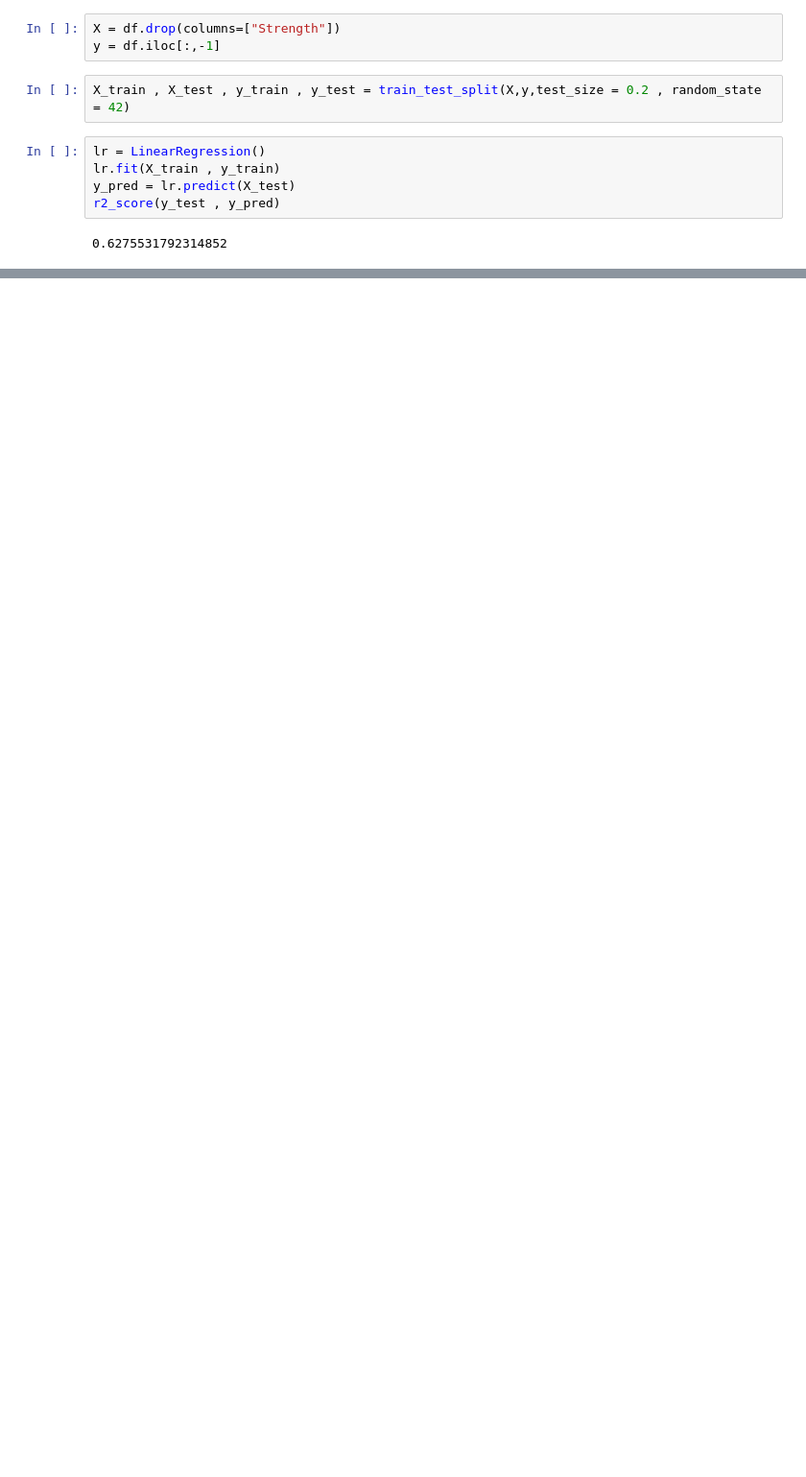
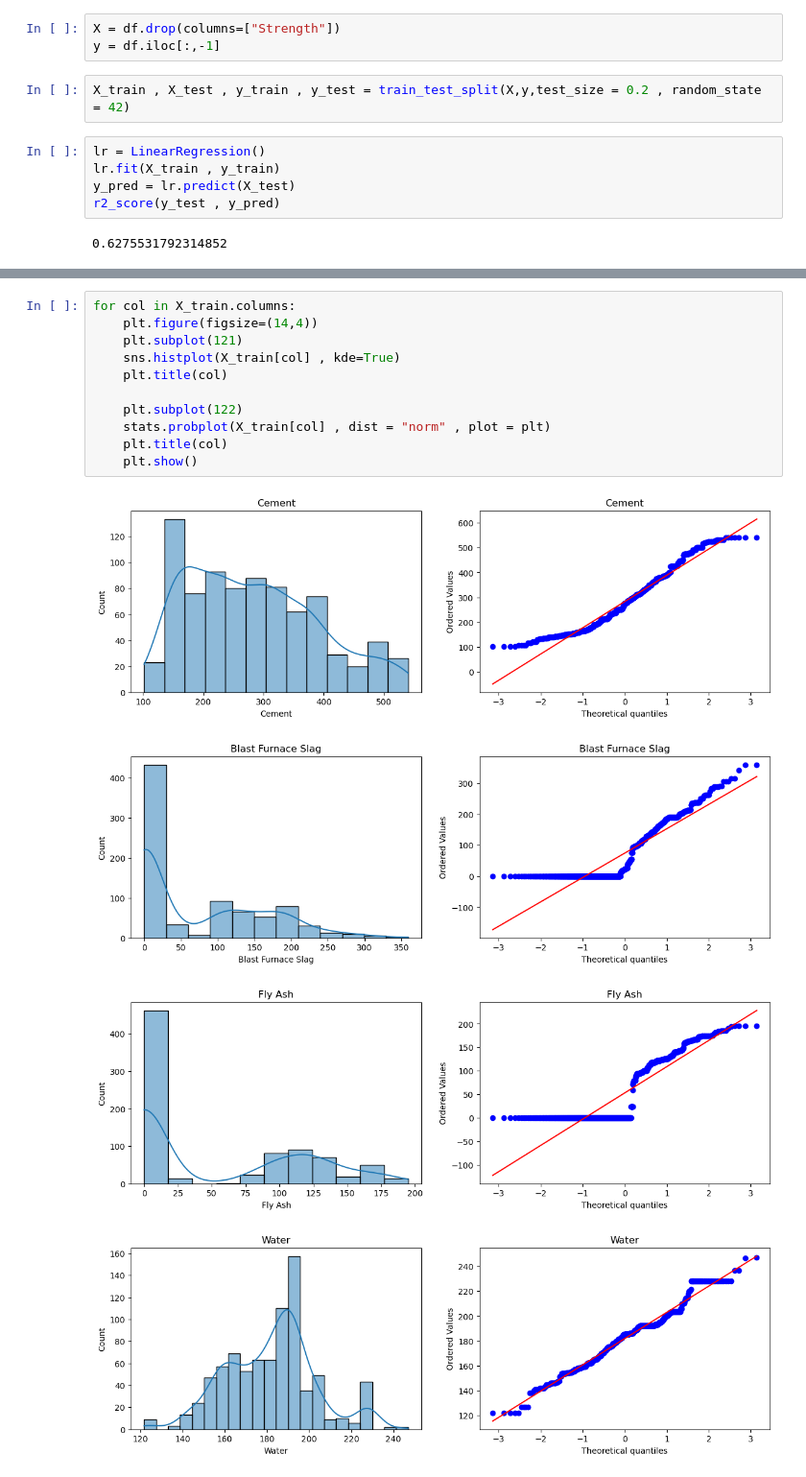
Before and after one commit to subal43/Data-Science-Practice, a Jupyter notebook: Power Transformer/main.ipynb, the cells around one changed output, grey strips where cells are left out. Shown at 96% size. Drawn from its saved outputs; the diff is of its cells as text; blank space fills up the shorter version.

Commit message:
Plotting the distplots without any transformation

```diff
--- a/Power Transformer/main.ipynb
+++ b/Power Transformer/main.ipynb
@@ -60,0 +67,16 @@ r2_score(y_test , y_pred)
+# %%
+for col in X_train.columns:
+    plt.figure(figsize=(14,4))
+    plt.subplot(121)
+    sns.histplot(X_train[col] , kde=True)
+    plt.title(col)
+
+    plt.subplot(122)
+    stats.probplot(X_train[col] , dist = "norm" , plot = plt)
+    plt.title(col)
+    plt.show()
+# %% [output]
+[figure, added]
+[figure, added]
+[figure, added]
+[figure, added]
```
Also changed, not shown: parts of 3 cells of this notebook.
